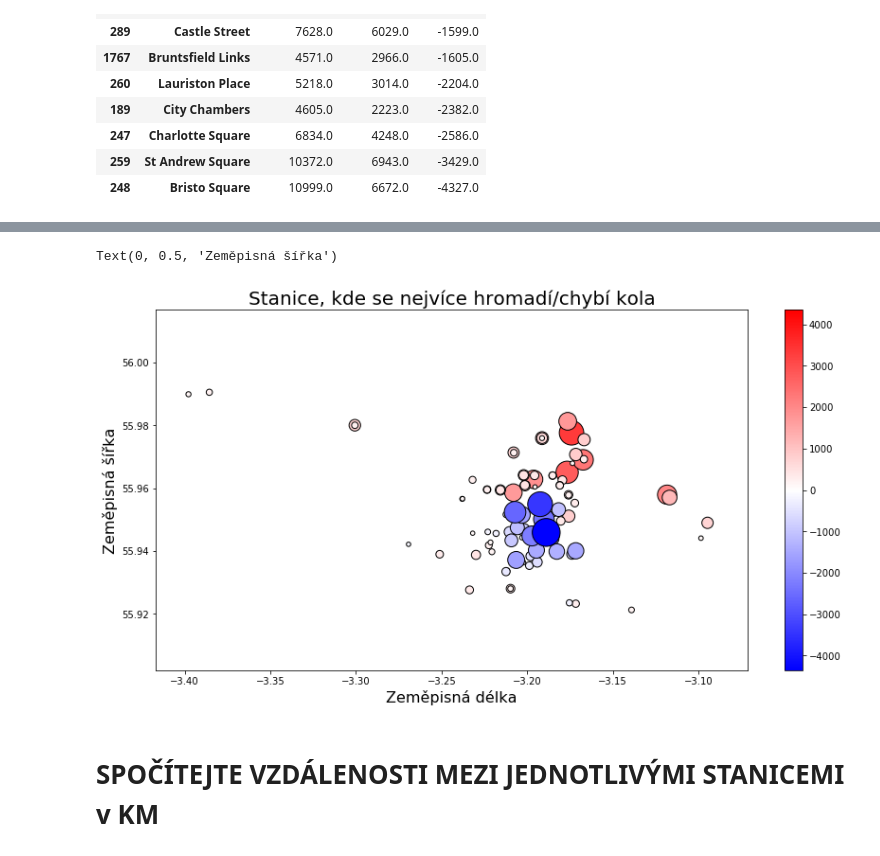
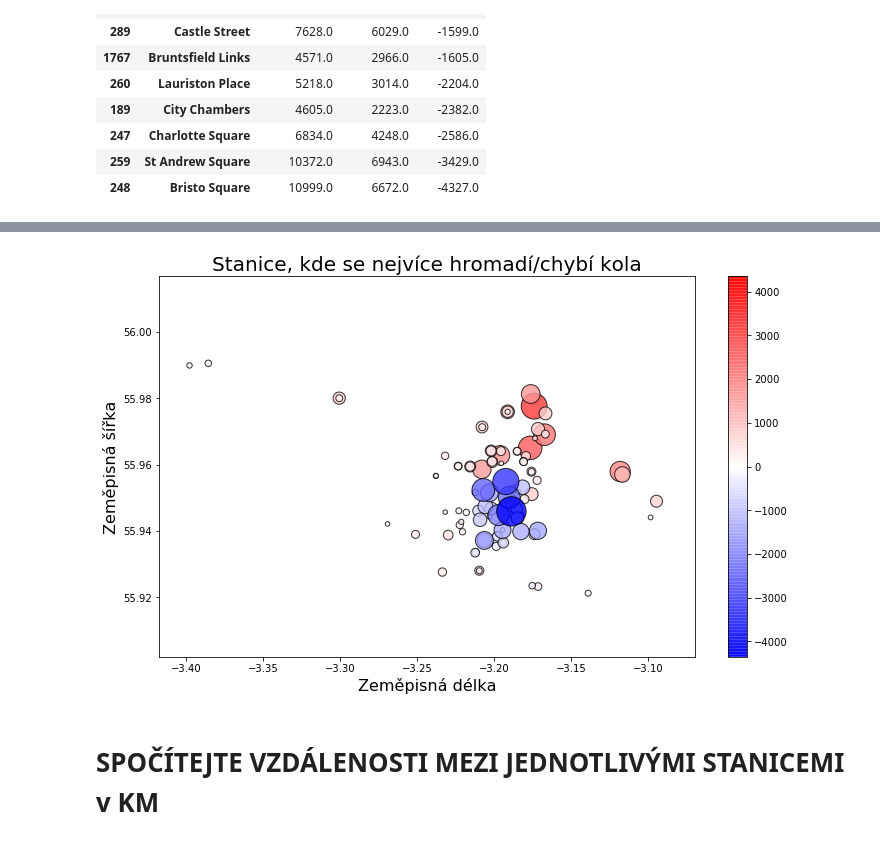
Before and after one commit to barborakacerovska/Engeto, a Jupyter notebook: Projekty/Python project Edinburgh bike sharing.ipynb, the cells around one changed output, grey strips where cells are left out. Saved outputs shown, nothing was run; the diff lists cells and outputs as text; code cells hidden in the pictures.

```diff
--- a/Projekty/Python project Edinburgh bike sharing.ipynb
+++ b/Projekty/Python project Edinburgh bike sharing.ipynb
@@ -191,21 +195,22 @@ ax.set_ylabel('Zeměpisná šířka');
 # %%
-stations_acc = stations.query('abs(bikes_cnt) > 100')
+stations_acc = stations.query('abs(bikes_cnt) > 100').sort_values(by=['bikes_cnt'], ascending=False)
 
 cmap = cm.get_cmap("bwr")
 
-fig = plt.figure(figsize=(14, 7))
+fig = plt.figure(figsize=(12, 7))
 ax = fig.add_subplot(1, 1, 1)
+size = (abs(stations_acc.bikes_cnt)/5)
+color = stations_acc.bikes_cnt
 
-stations_acc.plot.scatter('long','lat',  ax=ax, s=(abs(stations_acc.bikes_cnt)/5), c=stations_acc.bikes_cnt, cmap=cmap, vmin=-4350, vmax=4350,edgecolor='k')
+stations_acc.plot.scatter('long','lat',  ax=ax, s=size, c=color, cmap=cmap, vmin=-4350, vmax=4350, edgecolor='k', alpha=0.8)
 ax.set_title('Stanice, kde se nejvíce hromadí/chybí kola')
 ax.set_xlabel('Zeměpisná délka')
 ax.set_ylabel('Zeměpisná šířka');
 
 # for i in stations_acc.index:
 #         ax.text(stations_acc.loc[i, 'long'], stations_acc.loc[i, 'lat'],i)
 # %% [output]
-Text(0, 0.5, 'Zeměpisná šířka')
-[figure, old version]
+[figure, new version]
 # %% [markdown]
  # SPOČÍTEJTE VZDÁLENOSTI MEZI JEDNOTLIVÝMI STANICEMI v KM
 # %%
```
Also changed, not shown: parts of 15 cells of this notebook.
